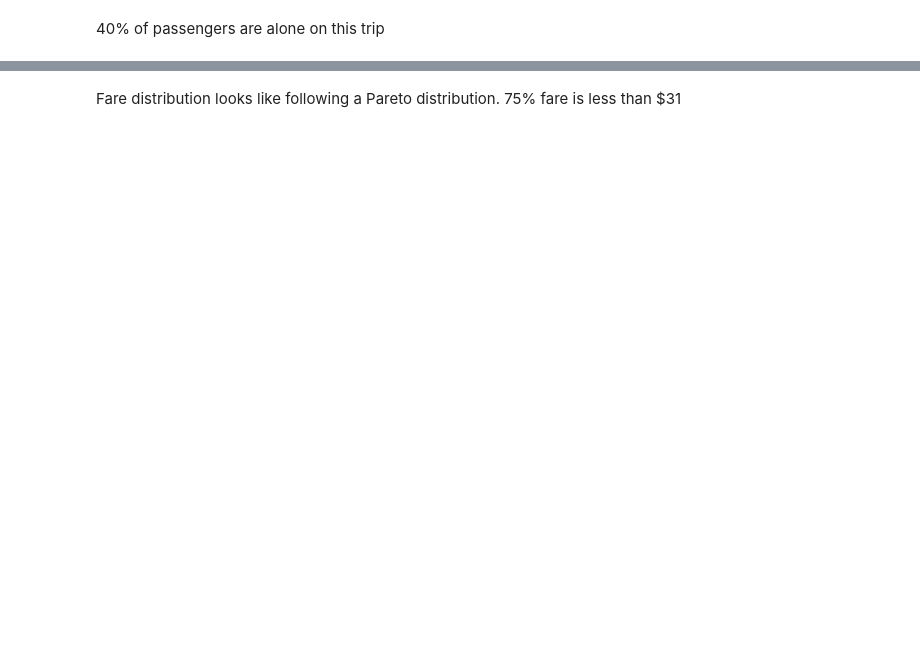
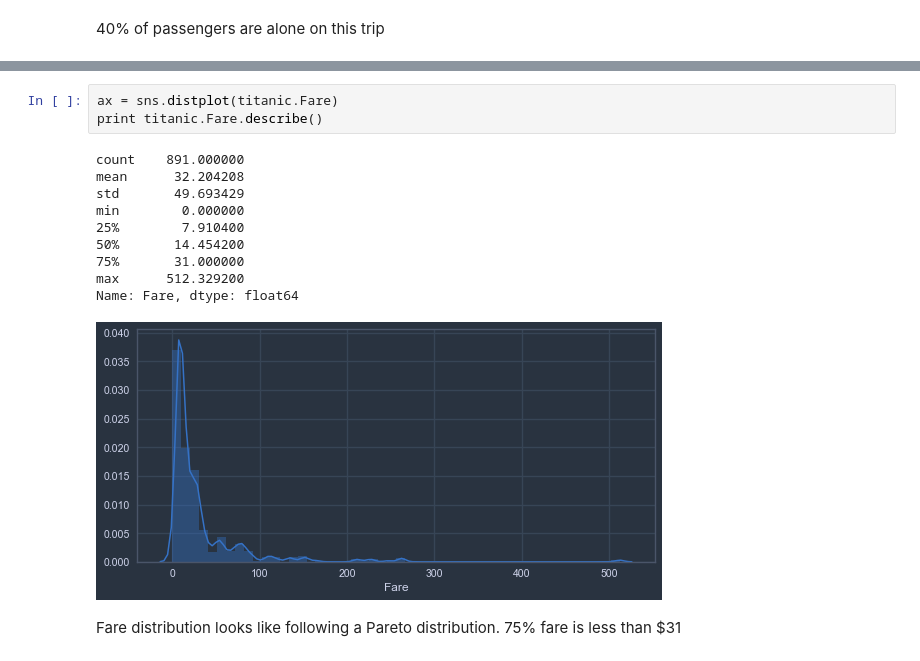
Before and after one commit to yangforbig/Udacity_Github, a Jupyter notebook: Data Analyst Nanodegree/intro to Data Analysis/final_project/project.ipynb, the cells around one changed output, grey strips where cells are left out. Drawn from its saved outputs; the diff is of its cells as text; blank space fills up the shorter version.

```diff
--- a/Data Analyst Nanodegree/intro to Data Analysis/final_project/project.ipynb
+++ b/Data Analyst Nanodegree/intro to Data Analysis/final_project/project.ipynb
@@ -270,3 +321,17 @@ Some interesting findings from the plots above are :
+# %%
+ax = sns.distplot(titanic.Fare)
+print titanic.Fare.describe()
+# %% [output]
+count    891.000000
+mean      32.204208
+std       49.693429
+min        0.000000
+25%        7.910400
+50%       14.454200
+75%       31.000000
+max      512.329200
+Name: Fare, dtype: float64
+[figure, added]
 # %% [markdown]
 Fare distribution looks like following a Pareto distribution. 75% fare is less than $31
 # %%
```
Also changed, not shown: parts of 77 cells of this notebook.
